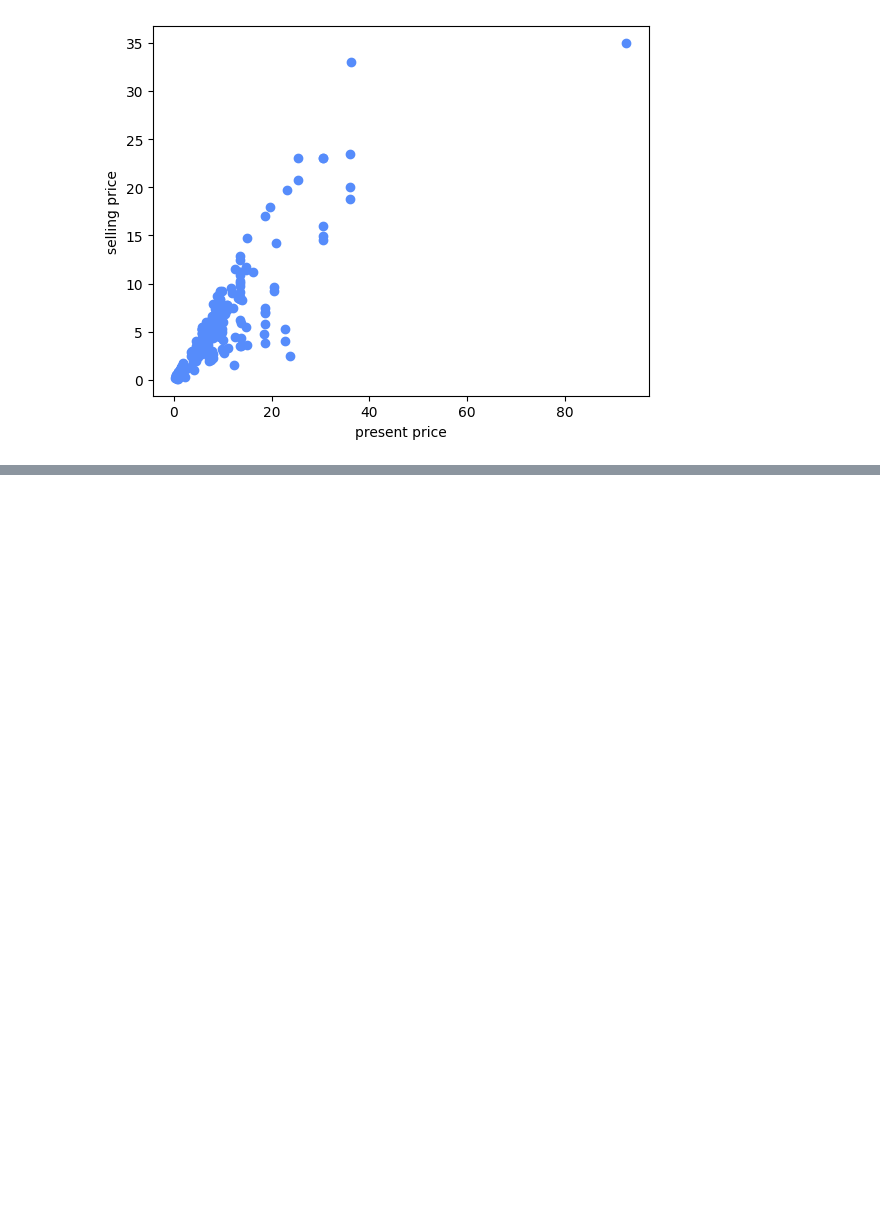
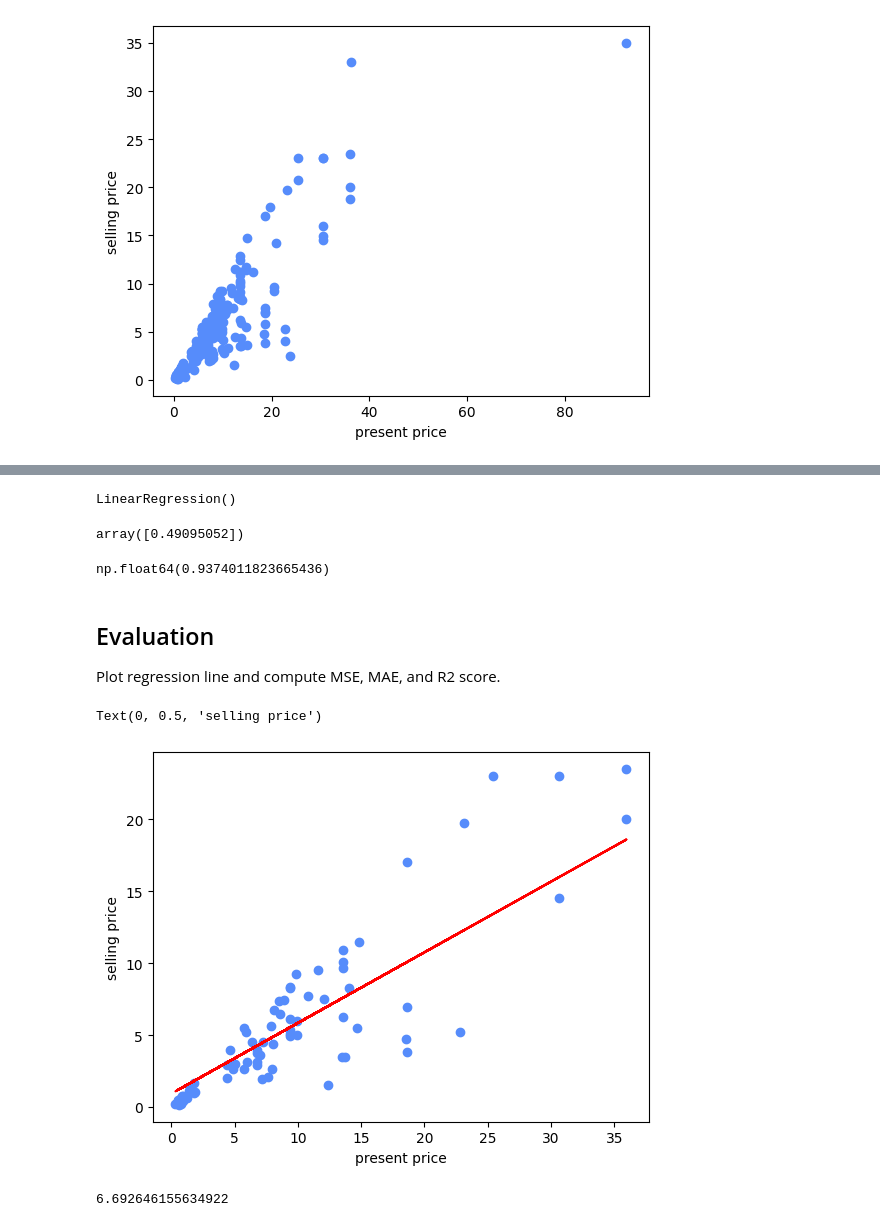
Before and after one commit to Vinay2080/JupyterProject, a Jupyter notebook: machine_learning_lab/experiment_3/home_task.ipynb, the cells around one changed output, grey strips where cells are left out. Cells and saved outputs as stored; diff of their text form; code cells hidden in the pictures; blank space fills up the shorter version.

```diff
--- a/machine_learning_lab/experiment_3/home_task.ipynb
+++ b/machine_learning_lab/experiment_3/home_task.ipynb
@@ -74,2 +52,3 @@ y = df['Selling_Price']
 # %%
-X_train, X_test, y_train, y_test = train_test_split(X, y, test_size=0.2, random_state=42)
+x_train, x_test, y_train, y_test = train_test_split(df['Present_Price'], df['Selling_Price'], test_size=0.30,
+                                                    random_state=42)
@@ -76,3 +61,2 @@ X_train, X_test, y_train, y_test = train_test_split(X, y, test_size=0.2, random_
 # %%
 model = LinearRegression()
-model.fit(X_train, y_train)
@@ -116,0 +63,18 @@ plt.scatter(df['Selling_Price'], df['Kms_Driven'])
+# %%
+model.fit(x_train.values.reshape(-1, 1), y_train)
+# %% [output]
+LinearRegression()
+# %%
+model.coef_
+# %% [output]
+array([0.49095052])
+# %%
+model.intercept_
+# %% [output]
+np.float64(0.9374011823665436)
+# %%
+y_pred = model.predict(x_test.values.reshape(-1, 1))
+# %% [markdown]
+## Evaluation
+
+Plot regression line and compute MSE, MAE, and R2 score.
@@ -116,0 +83,12 @@ plt.scatter(df['Selling_Price'], df['Kms_Driven'])
+# %%
+plt.scatter(x_test, y_test)
+plt.plot(x_test, y_pred, color='red')
+plt.xlabel('present price')
+plt.ylabel('selling price')
+# %% [output]
+Text(0, 0.5, 'selling price')
+[figure, added]
+# %%
+mean_squared_error(y_test, y_pred)
+# %% [output]
+6.692646155634922
```
Also changed, not shown: parts of 22 cells of this notebook, 1 other file.
